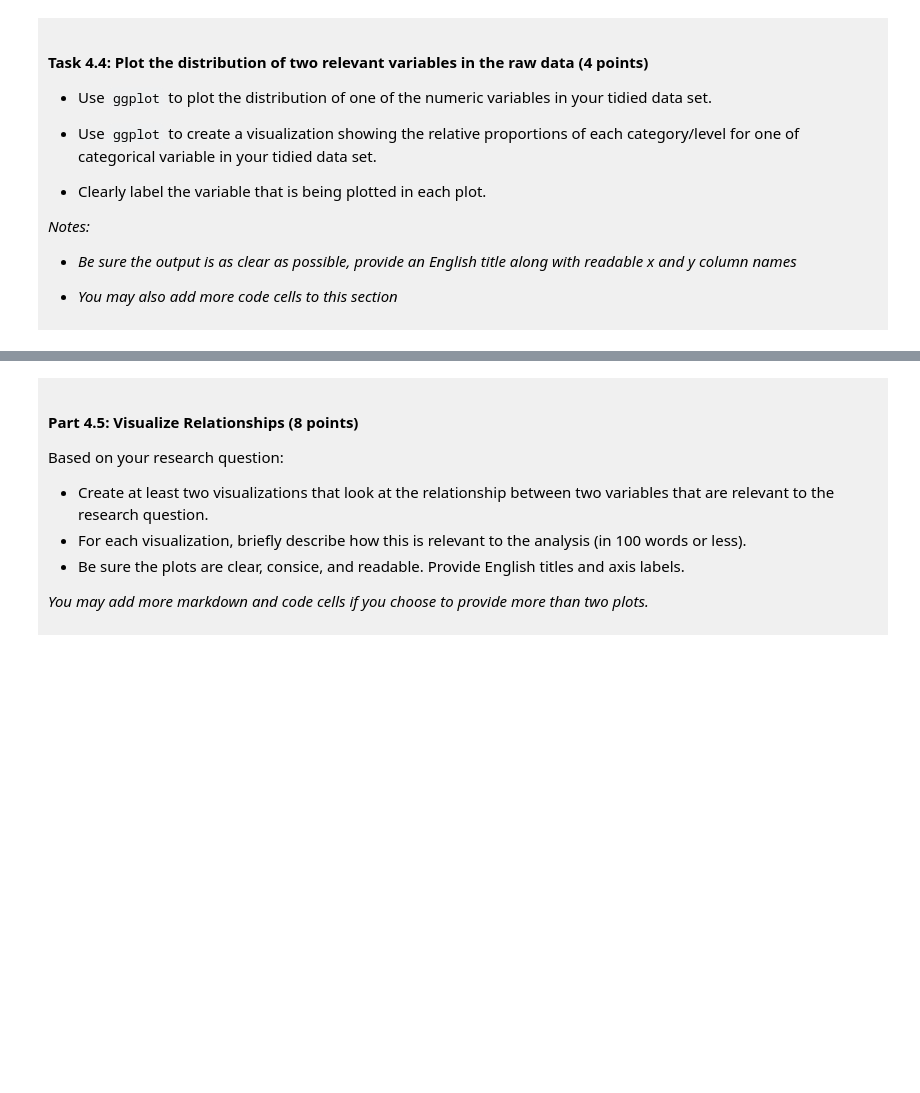
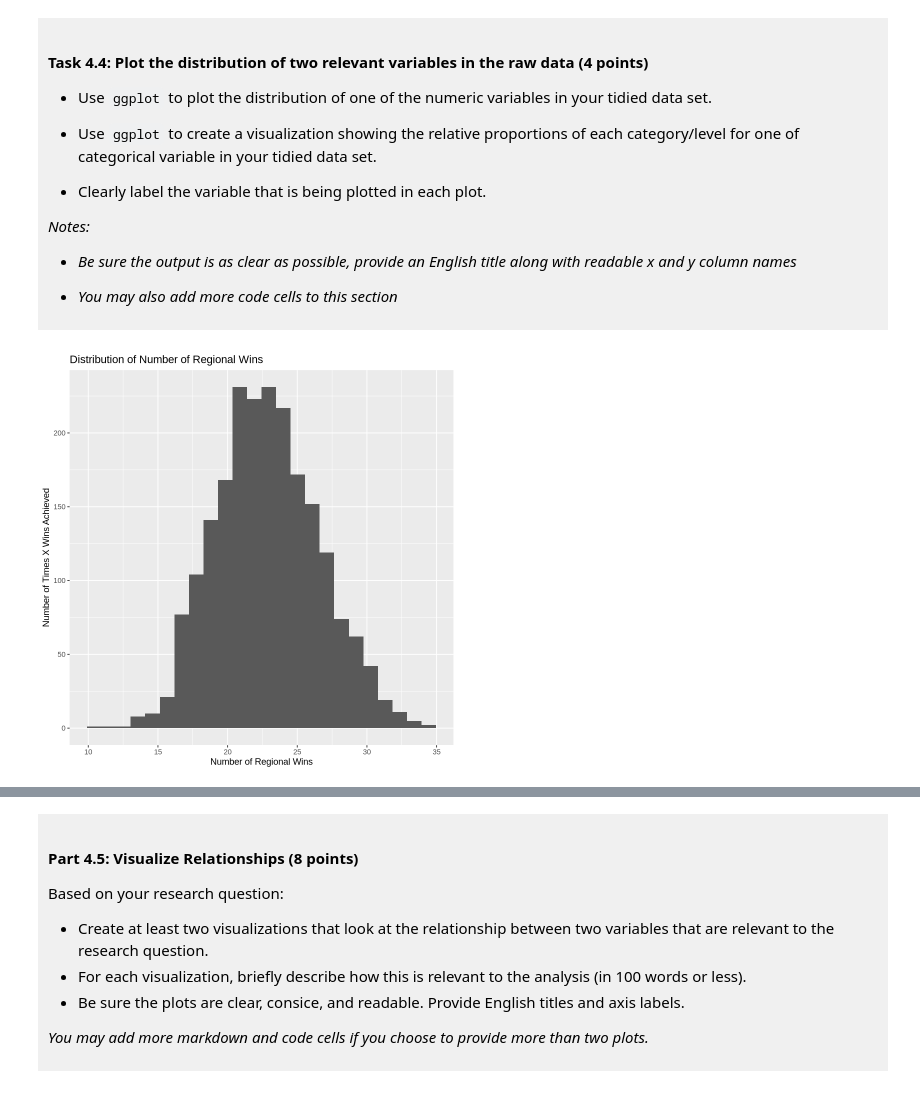
Before and after one commit to tanyarandhawa178-jpg/dsci-100-project-tanya-randhawa, a Jupyter notebook: dsci-100-project-notebook.ipynb, the cells around one changed output, grey strips where cells are left out. Cells and saved outputs as stored; diff of their text form; code cells hidden in the pictures; blank space fills up the shorter version.

Commit message:
Completed Until Checkpoint C
Completed tasks until Checkpoint C, and also removed unnecessary columns I had initially kept in my graph incase I needed them.

```diff
--- a/dsci-100-project-notebook.ipynb
+++ b/dsci-100-project-notebook.ipynb
@@ -296,5 +368,13 @@ You will refine your research question (if needed) and produce a tidy data set.
 
 </div>
 # %%
-### EDIT THIS CODE CELL FOR PLOT 1 ###
+reg_wins_histogram <- ncaa_tidy_data |>
+    ggplot(aes(x = reg_wins)) +
+    geom_histogram(bins = 24) +
+    labs(x = "Number of Regional Wins", y = "Number of Times X Wins Achieved") +
+    ggtitle("Distribution of Number of Regional Wins")
+
+reg_wins_histogram
+# %% [output]
+[figure, added]
 # %%
```
Also changed, not shown: parts of 11 cells of this notebook.
